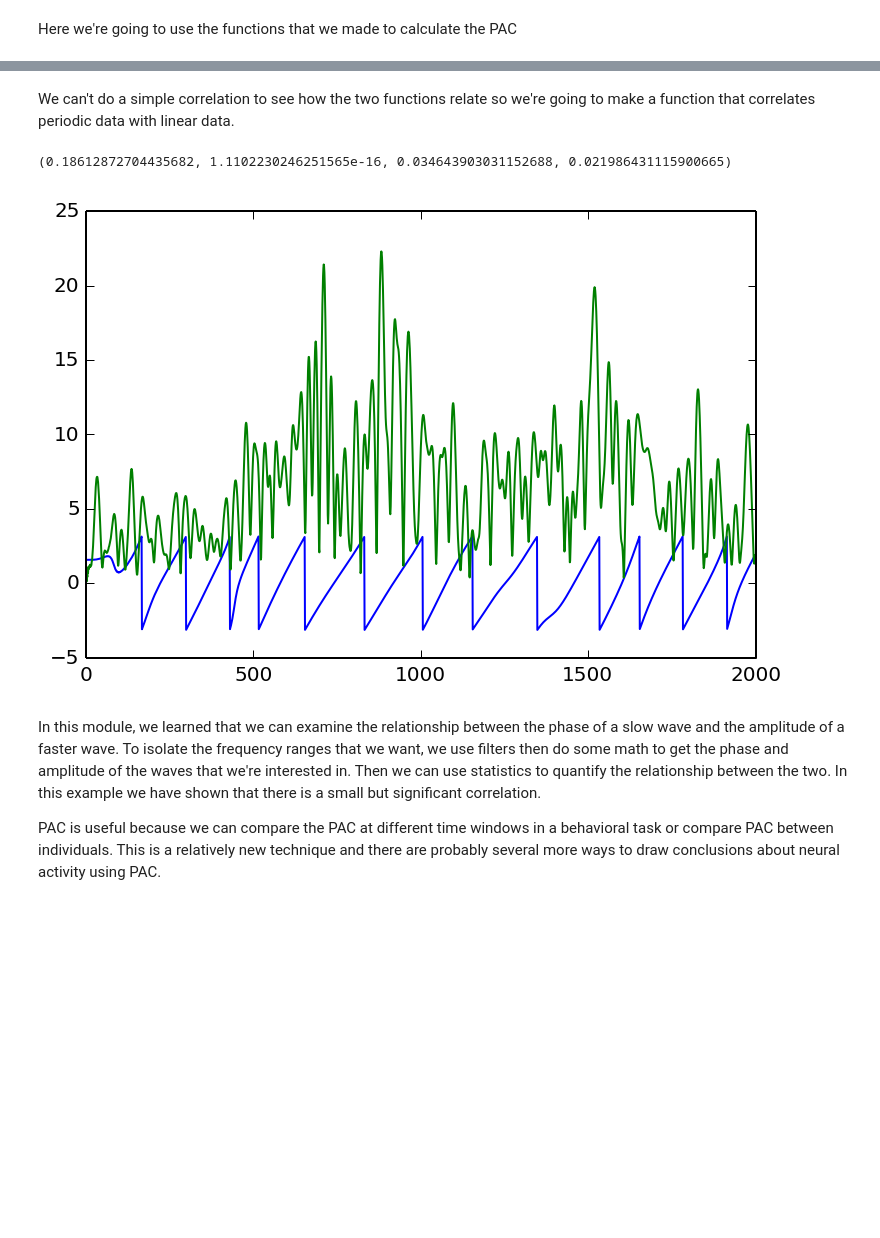
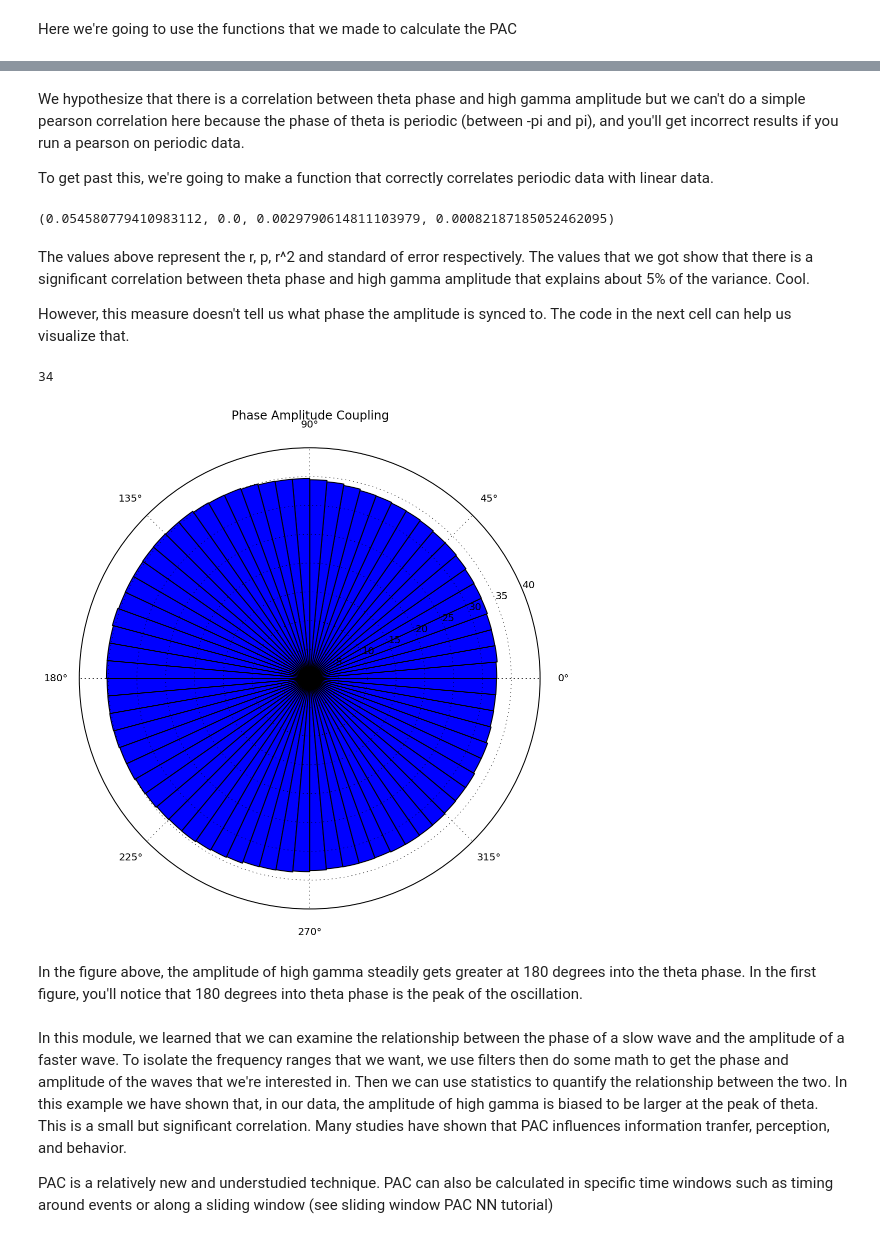
Before and after one commit to voytekresearch/Tutorials, a Jupyter notebook: Phase Amplitude Coupling Tutorial.ipynb, the cells around one changed output, grey strips where cells are left out. Cells and saved outputs as stored; diff of their text form; code cells hidden in the pictures; blank space fills up the shorter version.

```diff
--- a/Phase Amplitude Coupling Tutorial.ipynb
+++ b/Phase Amplitude Coupling Tutorial.ipynb
@@ -134,6 +87,7 @@ between the two. We use Phase Amplitude Cupling (PAC) to measure that relationsh
 # %% [markdown]
-We can't do a simple correlation to see how the two functions relate
-so we're going to make a function that correlates periodic data with linear data.
+We hypothesize that there is a correlation between theta phase and high gamma amplitude but we can't do a simple pearson correlation here because the phase of theta is periodic (between -pi and pi), and you'll get incorrect results if you run a pearson on periodic data.
+
+To get past this, we're going to make a function that correctly correlates periodic data with linear data.
 # %%
 def circCorr(ang,line):
     n = len(ang)
@@ -150,24 +104,55 @@ def circCorr(ang,line):
 
     return rho, pval, r_2,standard_error
 
-plot(phase_data[1:2000])
-plot(amp_data[1:2000])
-
-print circCorr(phase_data[1:2000], amp_data[1:2000])
-
-#The below values represent the r, p, r^2 and standard of error respectively
-#The values that we got show that there seems to be a small but significant correlation. Cool.
+print circCorr(phase_data, amp_data)
 # %% [output]
-(0.18612872704435682, 1.1102230246251565e-16, 0.034643903031152688, 0.021986431115900665)
+(0.054580779410983112, 0.0, 0.0029790614811103979, 0.00082187185052462095)
-[figure, removed]
+# %% [markdown]
+The values above represent the r, p, r^2 and standard of error respectively. The values that we got show that there is a significant correlation between theta phase and high gamma amplitude that explains about 5% of the variance. Cool.
+
+However, this measure doesn't tell us what phase the amplitude is synced to. The code in the next cell can help us visualize that.
+# %%
+#this takes a while to run.
+#If you make bin_size larger (36) it will run much quicker but the effect won't be as clear.
+bin_size = 5;
+bins = range(-180,180+bin_size,bin_size);
+bins = dot(bins, 0.0174532925);
+
+amps = [];
+
+#filling phase bins with amplitudes
+for x in xrange(len(bins)-1):
+    amps_above_lo_bound = find(phase_data >= bins[x]);
+    amps_below_hi_bound = find(phase_data < bins[x+1]);
+    amps_below_hi_bound = set(amps_below_hi_bound);
+    amp_inds_in_this_bin = [amp_val for amp_val in amps_above_lo_bound if amp_val in amps_below_hi_bound]
+    amps_in_this_bin = amp_data[amp_inds_in_this_bin];
+    amps.append(mean(amps_in_this_bin));
+
+bins = bins[:len(bins)-1];
+
+#normalizing to make the effect more clear
+amps = (amps-mean(amps))/std(amps);
+amps = amps+argmin(amps);
+print argmin(amps);
+
+#plotting figure;
+fig = figure(figsize=(8,8))
+ax = fig.add_axes([0.1, 0.1, 0.8, 0.8], polar=True)
+ax.bar(bins, amps, width=bins[1]-bins[0], bottom=0.0)
+title('Phase Amplitude Coupling');
+# %% [output]
+34
+[figure, added]
+# %% [markdown]
+In the figure above, the amplitude of high gamma steadily gets greater at 180 degrees into the theta phase.
+In the first figure, you'll notice that 180 degrees into theta phase is the peak of the oscillation.
 # %% [markdown]
 In this module, we learned that we can examine the relationship between the phase of a slow wave
 and the amplitude of a faster wave.
 To isolate the frequency ranges that we want, we use filters then do some math to get the phase
 and amplitude of the waves that we're interested in.
 Then we can use statistics to quantify the relationship between the two.
-In this example we have shown that there is a small but significant correlation.
+In this example we have shown that, in our data, the amplitude of high gamma is biased to be larger at the peak of theta. This is a small but significant correlation. Many studies have shown that PAC influences information tranfer, perception, and behavior.
 
-PAC is useful because we can compare the PAC at different time windows in a behavioral task or
-compare PAC between individuals. This is a relatively new technique and there are probably several
-more ways to draw conclusions about neural activity using PAC.
+PAC is a relatively new and understudied technique.  PAC can also be calculated in specific time windows such as timing around events or along a sliding window (see sliding window PAC NN tutorial)
```
Also changed, not shown: parts of 13 cells of this notebook, 7 other files.
